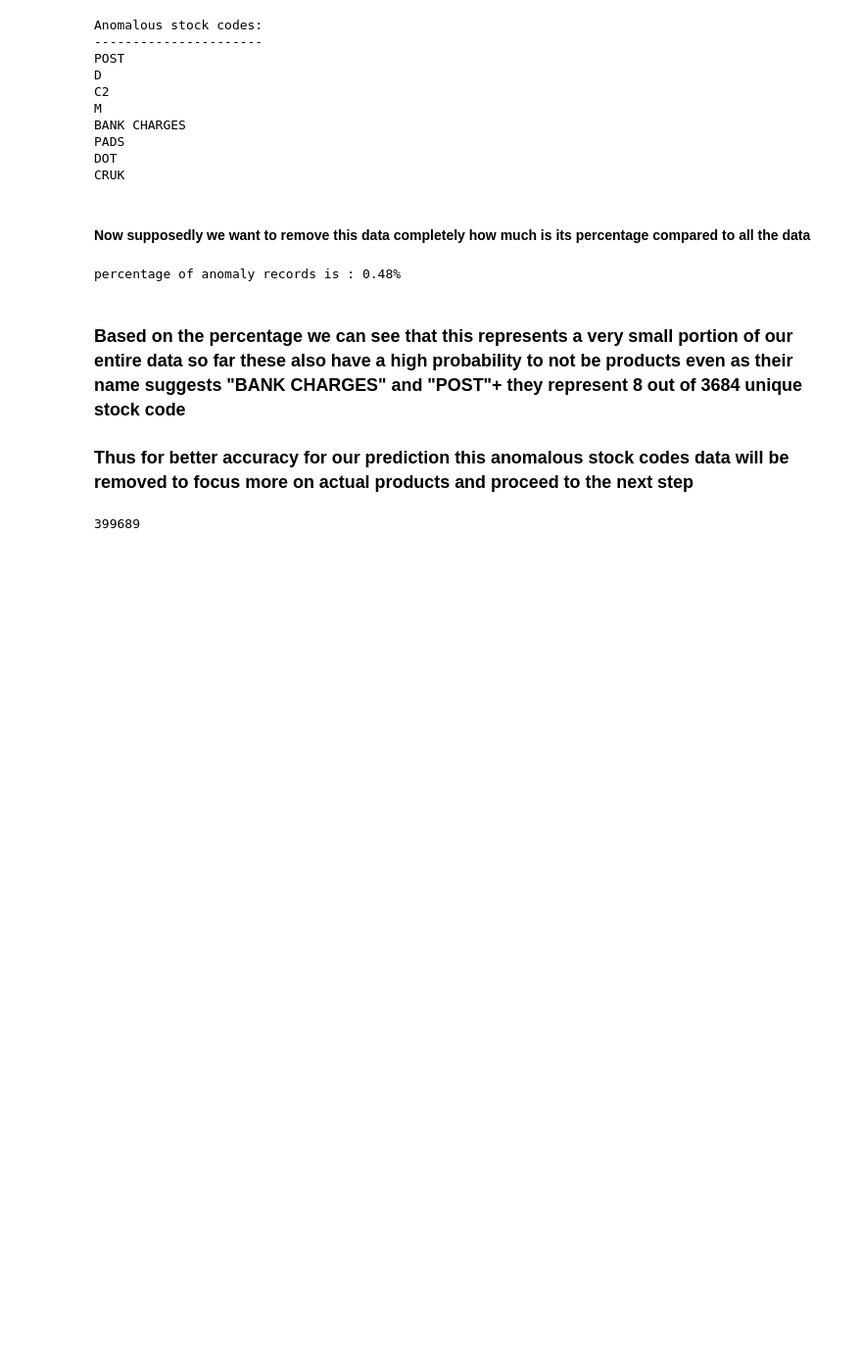
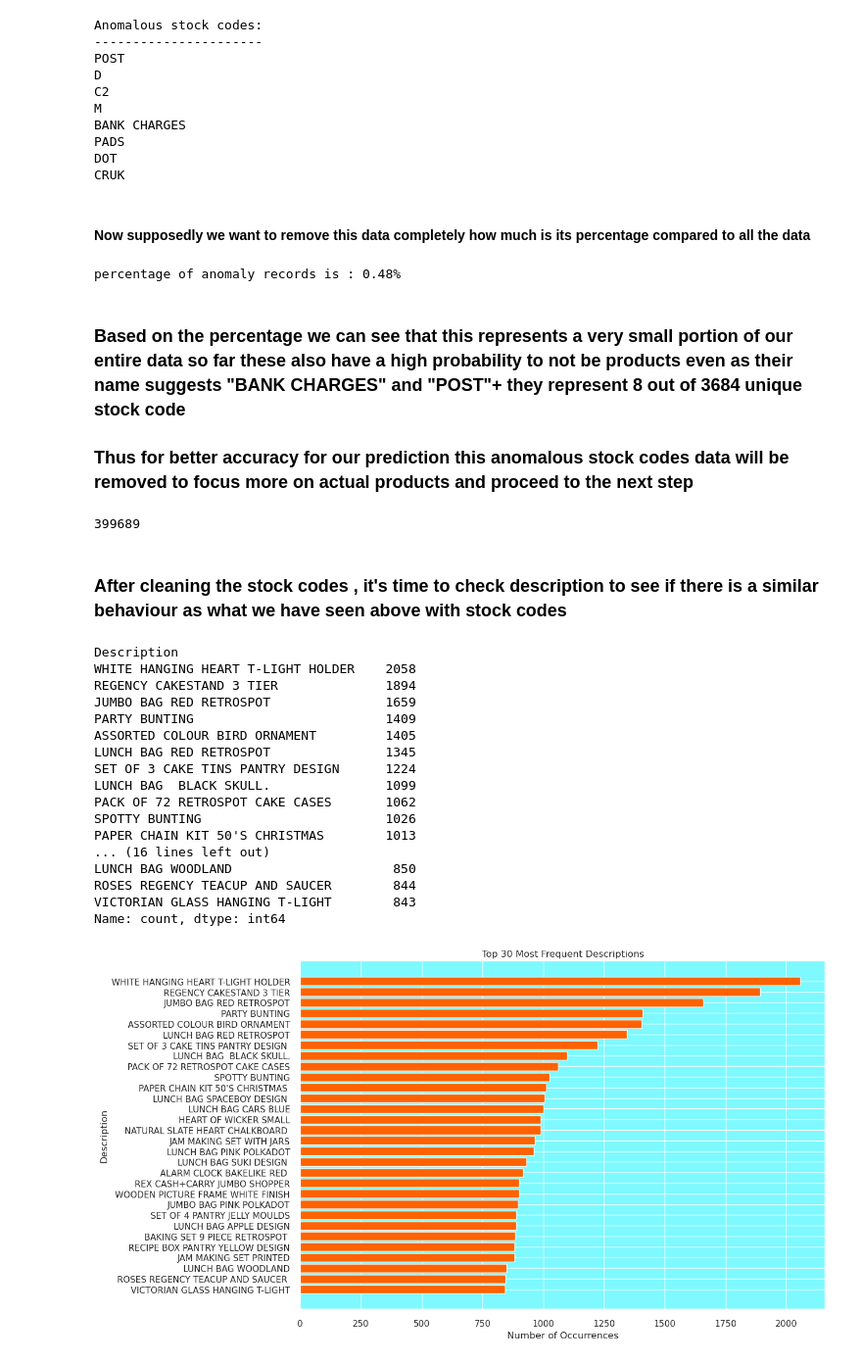
Before and after one commit to AMIdrissi/Recommendation-System, a Jupyter notebook: recommendationSystem.ipynb, the cells around one changed output. Shown: that part at 98% size. Drawn from its saved outputs; the diff is of its cells as text; code cells hidden in the pictures; blank space fills up the shorter version.

Commit message:
finished cleaning and will go to RFM features analysis next

```diff
--- a/recommendationSystem.ipynb
+++ b/recommendationSystem.ipynb
@@ -383,3 +383,43 @@ df = df[~df['StockCode'].isin(anomaly_stock_codes)]
 df.shape[0]
 # %% [output]
 399689
+# %% [markdown]
+### After cleaning the stock codes , it's time to check description to see if there is a similar behaviour as what we have seen above with stock codes
+# %%
+# Calculate the occurrence of each unique description and sort them
+description_num = df['Description'].value_counts() # this is already sorted
+
+# Get the top 30 descriptions
+top_30_descriptions = description_num[:30]
+
+
+# Plotting
+plt.figure(figsize=(12,8))
+plt.barh(top_30_descriptions.index[::-1], top_30_descriptions.values[::-1], color='#ff6200')
+
+# Adding labels and title
+plt.xlabel('Number of Occurrences')
+plt.ylabel('Description')
+plt.title('Top 30 Most Frequent Descriptions')
+
+# Show the plot
+plt.show()
+# %% [output]
+Description
+WHITE HANGING HEART T-LIGHT HOLDER    2058
+REGENCY CAKESTAND 3 TIER              1894
+JUMBO BAG RED RETROSPOT               1659
+PARTY BUNTING                         1409
+ASSORTED COLOUR BIRD ORNAMENT         1405
+LUNCH BAG RED RETROSPOT               1345
+SET OF 3 CAKE TINS PANTRY DESIGN      1224
+LUNCH BAG  BLACK SKULL.               1099
+PACK OF 72 RETROSPOT CAKE CASES       1062
+SPOTTY BUNTING                        1026
+PAPER CHAIN KIT 50'S CHRISTMAS        1013
+... (16 lines left out)
+LUNCH BAG WOODLAND                     850
+ROSES REGENCY TEACUP AND SAUCER        844
+VICTORIAN GLASS HANGING T-LIGHT        843
+Name: count, dtype: int64
+[figure, added]
```
Also changed, not shown: parts of 13 cells of this notebook.
